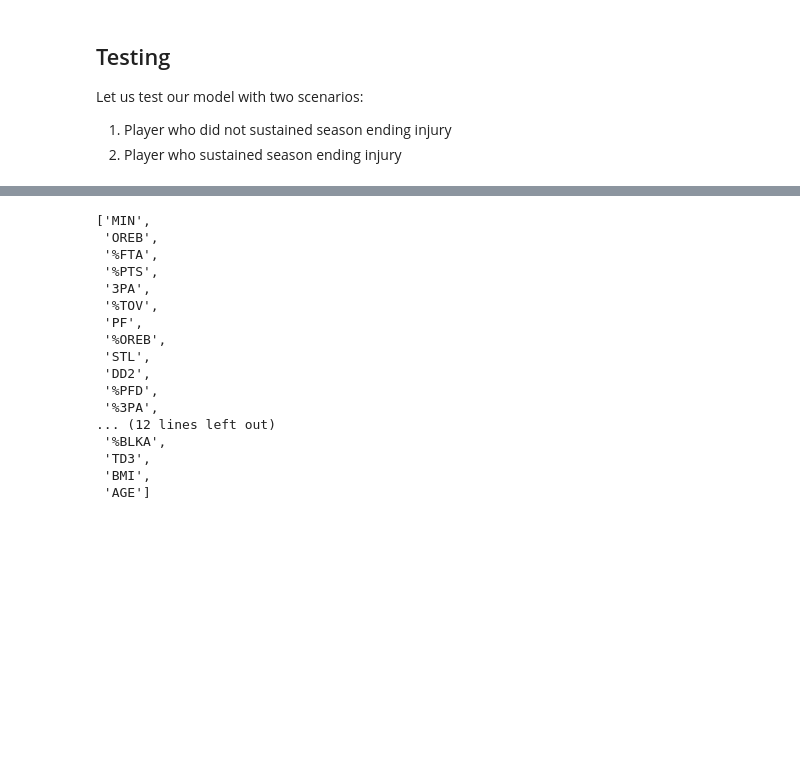
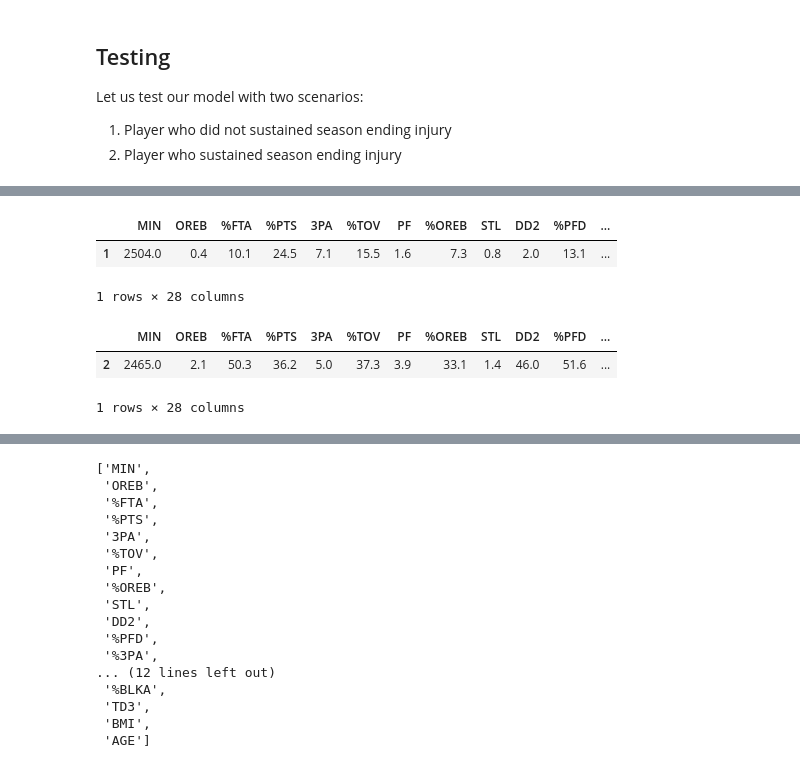
Before and after one commit to RH3421/NBA_Injury_Predictor_App, a Jupyter notebook: App.ipynb, the cells around one changed output, grey strips where cells are left out. Cells and saved outputs as stored; diff of their text form; code cells hidden in the pictures; blank space fills up the shorter version.

```diff
--- a/App.ipynb
+++ b/App.ipynb
@@ -121,0 +156,12 @@ klay
+# %%
+klay
+# %% [output]
+|  | MIN | OREB | %FTA | %PTS | 3PA | %TOV | PF | %OREB | STL | DD2 | %PFD | ... |
+| 1 | 2504.0 | 0.4 | 10.1 | 24.5 | 7.1 | 15.5 | 1.6 | 7.3 | 0.8 | 2.0 | 13.1 | ... |
+1 rows × 28 columns
+# %%
+demarcus
+# %% [output]
+|  | MIN | OREB | %FTA | %PTS | 3PA | %TOV | PF | %OREB | STL | DD2 | %PFD | ... |
+| 2 | 2465.0 | 2.1 | 50.3 | 36.2 | 5.0 | 37.3 | 3.9 | 33.1 | 1.4 | 46.0 | 51.6 | ... |
+1 rows × 28 columns
```
Also changed, not shown: parts of 16 cells of this notebook, 4 other files.
